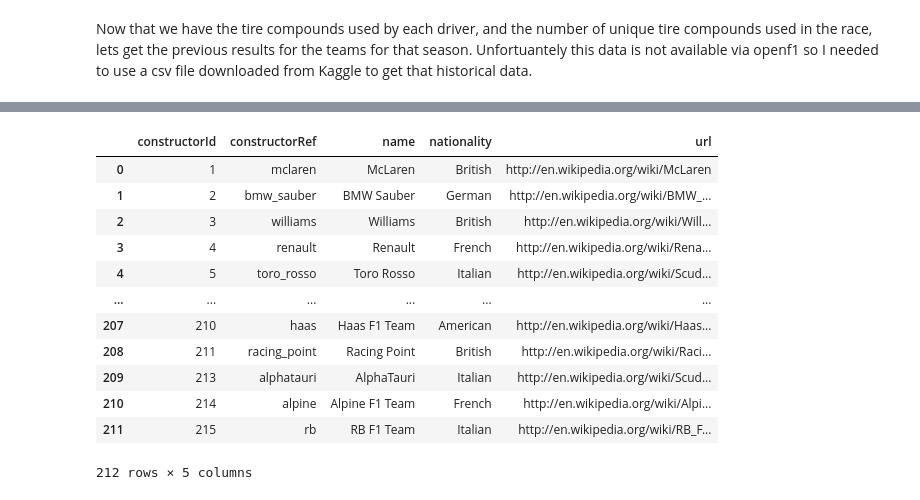
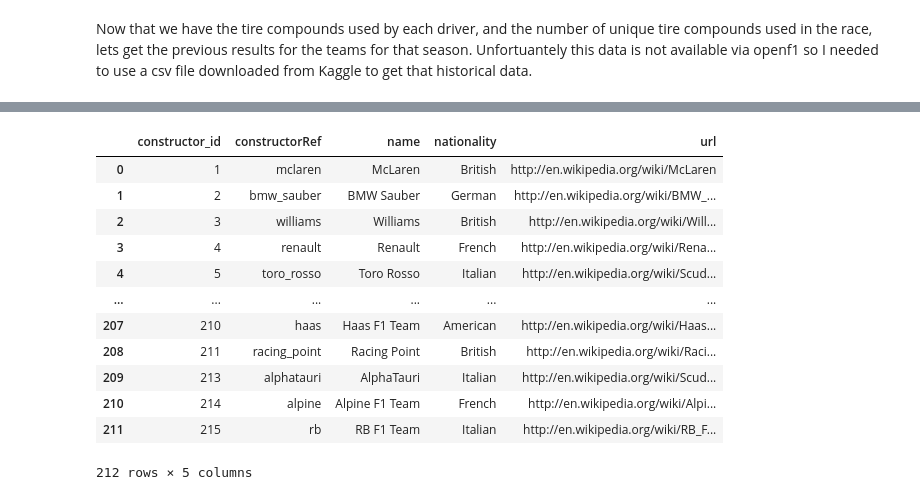
Before and after one commit to elcid14/f1-machine-learning-project, a Jupyter notebook: f1-prediction-project.ipynb, the cells around one changed output, grey strips where cells are left out. Drawn from its saved outputs; the diff is of its cells as text; code cells hidden in the pictures.

```diff
--- a/f1-prediction-project.ipynb
+++ b/f1-prediction-project.ipynb
@@ -718,10 +734,10 @@ races_kaggle_df_2024
 # %%
 # now that we have the races for the 2024 season lets get the constructors and their results from the season. Then we will need to assocaite this with our dataframe
 # using the data from the Openf1 api
-constructors_kaggle_df = pd.read_csv("constructors.csv")
+constructors_kaggle_df = pd.read_csv("constructors.csv").rename(columns={"constructorId":"constructor_id"})
 constructors_kaggle_df
 # %% [output]
-|  | constructorId | constructorRef | name | nationality | url |
+|  | constructor_id | constructorRef | name | nationality | url |
 | 0 | 1 | mclaren | McLaren | British | http://en.wikipedia.org/wiki/McLaren |
 | 1 | 2 | bmw_sauber | BMW Sauber | German | http://en.wikipedia.org/wiki/BMW_... |
 | 2 | 3 | williams | Williams | British | http://en.wikipedia.org/wiki/Will... |
```
Also changed, not shown: parts of 6 cells of this notebook.
